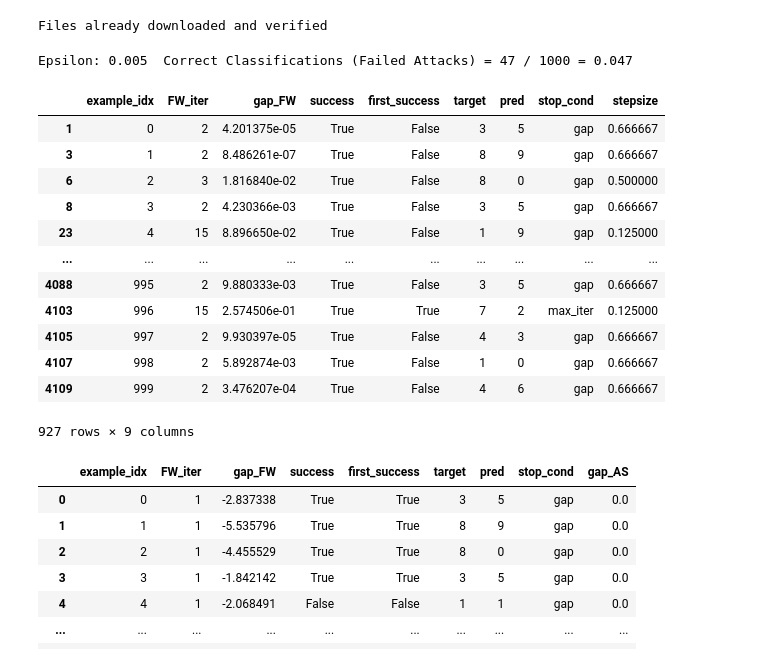
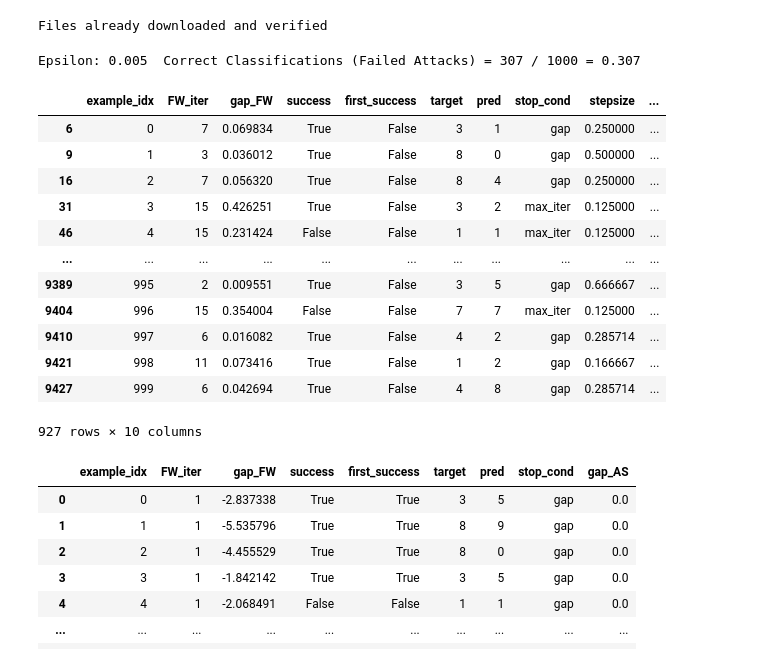
Before and after one commit to TannerAGraves/FW-variants-for-WB-Adversarial-Attacks, a Jupyter notebook: test attacks.ipynb, the cells around one changed output. Drawn from its saved outputs; the diff is of its cells as text; code cells hidden in the pictures.

Commit message:
targeted attacks working

```diff
--- a/test attacks.ipynb
+++ b/test attacks.ipynb
@@ -44,38 +45,38 @@ Files already downloaded and verified
 # %%
 accuracies = []
 examples = []
 hist_dfs = []
 final_hist_dfs = []
 fw_iters = [15]
 eps = 0.005
 adv_examples = []
 hist = None
 debug = True
 # Run test for each epsilon
 algs = ['fw']
 for alg in algs:
-    acc, ex, hist = test_fw(target_mdl, device, eps, 15, method=alg, early_stopping='gap_FW', fw_stepsize_rule='decay', gap_FW_tol=0.1)
+    acc, ex, hist = test_fw(target_mdl, device, eps, 15, method=alg, early_stopping='gap_FW', fw_stepsize_rule='decay', gap_FW_tol=0.1, targeted=True)
     accuracies.append(acc)
     examples.append(ex)
     hist_dfs.append(hist)
     final_hist = hist.groupby('example_idx').tail(1)
     final_hist_dfs.append(final_hist) # hist with just the rows of last FW iters
 final_hist_dfs[-1]
 # %% [output]
-Epsilon: 0.005  Correct Classifications (Failed Attacks) = 47 / 1000 = 0.047
+Epsilon: 0.005  Correct Classifications (Failed Attacks) = 307 / 1000 = 0.307
-|  | example_idx | FW_iter | gap_FW | success | first_success | target | pred | stop_cond | stepsize |
-| 1 | 0 | 2 | 4.201375e-05 | True | False | 3 | 5 | gap | 0.666667 |
-| 3 | 1 | 2 | 8.486261e-07 | True | False | 8 | 9 | gap | 0.666667 |
-| 6 | 2 | 3 | 1.816840e-02 | True | False | 8 | 0 | gap | 0.500000 |
-| 8 | 3 | 2 | 4.230366e-03 | True | False | 3 | 5 | gap | 0.666667 |
-| 23 | 4 | 15 | 8.896650e-02 | True | False | 1 | 9 | gap | 0.125000 |
-| ... | ... | ... | ... | ... | ... | ... | ... | ... | ... |
-| 4088 | 995 | 2 | 9.880333e-03 | True | False | 3 | 5 | gap | 0.666667 |
-| 4103 | 996 | 15 | 2.574506e-01 | True | True | 7 | 2 | max_iter | 0.125000 |
-| 4105 | 997 | 2 | 9.930397e-05 | True | False | 4 | 3 | gap | 0.666667 |
-| 4107 | 998 | 2 | 5.892874e-03 | True | False | 1 | 0 | gap | 0.666667 |
-| 4109 | 999 | 2 | 3.476207e-04 | True | False | 4 | 6 | gap | 0.666667 |
+|  | example_idx | FW_iter | gap_FW | success | first_success | target | pred | stop_cond | stepsize | ... |
+| 6 | 0 | 7 | 0.069834 | True | False | 3 | 1 | gap | 0.250000 | ... |
+| 9 | 1 | 3 | 0.036012 | True | False | 8 | 0 | gap | 0.500000 | ... |
+| 16 | 2 | 7 | 0.056320 | True | False | 8 | 4 | gap | 0.250000 | ... |
+| 31 | 3 | 15 | 0.426251 | True | False | 3 | 2 | max_iter | 0.125000 | ... |
+| 46 | 4 | 15 | 0.231424 | False | False | 1 | 1 | max_iter | 0.125000 | ... |
+| ... | ... | ... | ... | ... | ... | ... | ... | ... | ... | ... |
+| 9389 | 995 | 2 | 0.009551 | True | False | 3 | 5 | gap | 0.666667 | ... |
+| 9404 | 996 | 15 | 0.354004 | False | False | 7 | 7 | max_iter | 0.125000 | ... |
+| 9410 | 997 | 6 | 0.016082 | True | False | 4 | 2 | gap | 0.285714 | ... |
+| 9421 | 998 | 11 | 0.073416 | True | False | 1 | 2 | gap | 0.166667 | ... |
+| 9427 | 999 | 6 | 0.042694 | True | False | 4 | 8 | gap | 0.285714 | ... |
-927 rows × 9 columns
+927 rows × 10 columns
 # %%
 hist
 # %% [output]
```
Also changed, not shown: parts of 1 cell of this notebook, 1 other file.
